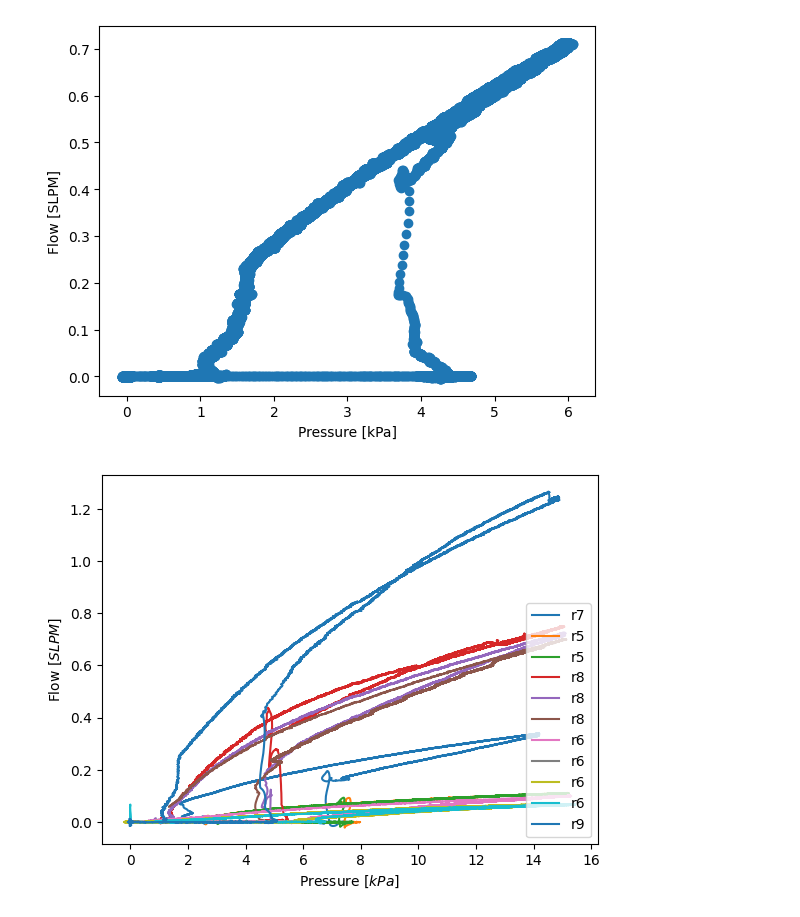
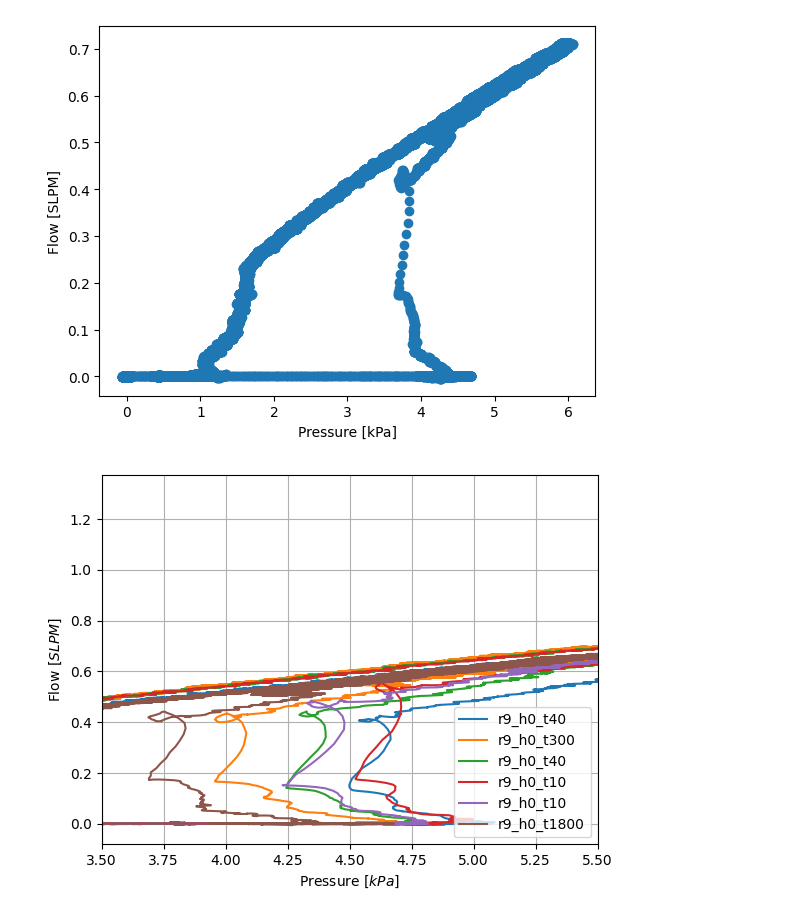
Before and after one commit to Olviel/Thermal_Soft_Robotics, a Jupyter notebook: Thermal_actuation/Experimental/Fluidic/Rothmund_Pressure_release/Valve_leak_test_rothmund.ipynb, the cells around one changed output. Drawn from its saved outputs; the diff is of its cells as text; code cells hidden in the pictures.

Commit message:
new plots for ppt

```diff
--- a/Thermal_actuation/Experimental/Fluidic/Rothmund_Pressure_release/Valve_leak_test_rothmund.ipynb
+++ b/Thermal_actuation/Experimental/Fluidic/Rothmund_Pressure_release/Valve_leak_test_rothmund.ipynb
@@ -19,7 +19,7 @@ from save_plot_func import save_plot
 Location = r"//sun/overvelde/group-folder/PROJECTS/Thermal_soft_robotics_Olivier/Git/Thermal_Soft_Robotics/Thermal_actuation/Experimental/Fluidic/Rothmund_Pressure_release"
 
 #Location = r"C:\\Users\Olivi\OneDrive - TU Eindhoven\Soft robotic matter\GitHub\Thermal_Soft_Robotics\Thermal_actuation\Experimental\Fluidic\Membrane_valve_leak_test"
-Foldernames = ["/Data/Data_DS30_r"]
+Foldernames = ["/Data/DS30_r9_h0"]
 
 data = FluidicSetupFunctions.LoadData(Foldernames = Foldernames,Location=Location)
 # %% [output]
@@ -146,34 +141,36 @@ Text(0, 0.5, 'Flow [SLPM]')
 # %%
 plt.figure()  # Create a new figure for each experiment
 for i, df in enumerate(data[0]):
 
     # Check which sensor data is available in the DataFrame columns
     if 'SSCDP15-3' in df.columns:
         P = df['SSCDP15-3'].values
         #label = len(df['SSCDP15-3'].values)/1000 #'SSCDP15-3'
     elif 'MPX100-3' in df.columns:
         P = df['MPX100-3'].values
         #label = len(df['MPX100-3'].values)/1000 #'SSCDP15-3'
     elif 'MPX700-2' in df.columns:
         P = df['MPX700-2'].values
         #label = len(df['MPX700-2'].values)/1000#'MPX700-2'
     else:
         print(f"Skipping experiment {i+1}: No recognizable sensor data.")
         continue  # Skip this iteration and move to the next experiment
 
     # Assuming Time is common in all DataFrames and is in a column named 'Time'
     #Time = df['Time'].values
     flow = data[0][i]['AWM5-5'].values #SLPM
 
-    plt.plot( P/1000,flow, label=data[1]['Samplename'][i][5:7])
+    plt.plot( P/1000,flow, label=data[1]['Samplename'][i][5:])
     plt.xlabel('Pressure [$kPa$]')
     plt.ylabel('Flow [$SLPM$]')
     plt.legend(loc='lower right')
     #plt.title(f'Experiment {i+1}')
 
+plt.xlim(3.5,5.5)
+plt.grid()
 plt.show()
 # %% [output]
-[figure, old version]
+[figure, new version]
 # %%
 # Create a colormap
 colormap = cm.get_cmap('viridis')
```
Also changed, not shown: parts of 2 cells of this notebook.
